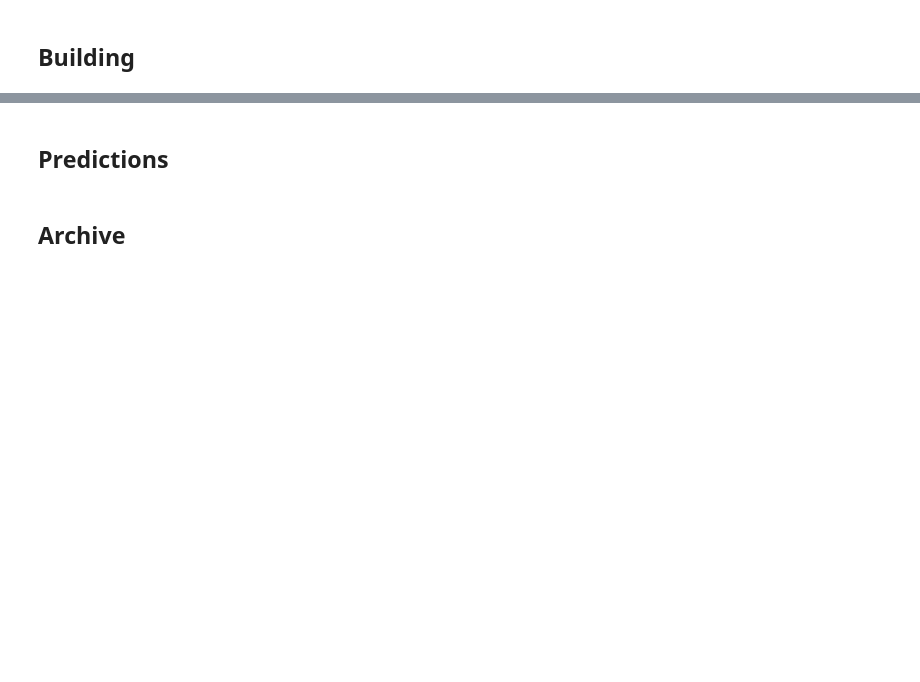
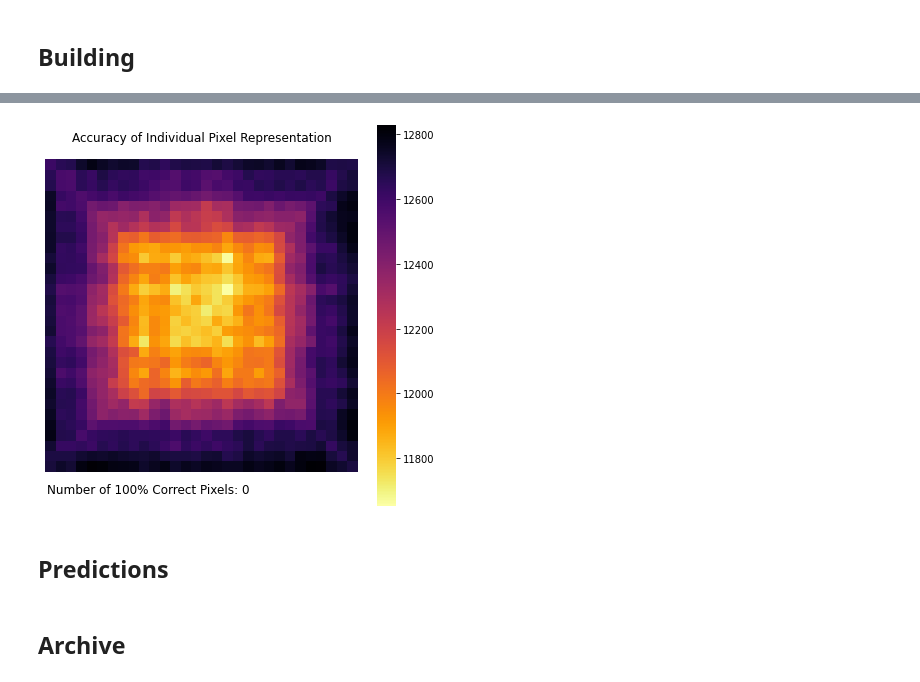
Before and after one commit to foger3/ARC_DeepLearning, a Jupyter notebook: model/ARC_DL.ipynb, the cells around one changed output, grey strips where cells are left out. Saved outputs shown, nothing was run; the diff lists cells and outputs as text; code cells hidden in the pictures; blank space fills up the shorter version.

```diff
--- a/model/ARC_DL.ipynb
+++ b/model/ARC_DL.ipynb
@@ -404,7 +471,7 @@ class VariationalAutoencoder(nn.Module):
 # Define batch size, create dataloaders and initialize network
 batch_size = 128
 
-train_set = ARCDataset(X_train, y_train, stage="train")
+train_set = ARCDataset(X_train, y_train, stage="train", aug=[True, True])
 train_loader = DataLoader(train_set, batch_size=batch_size, shuffle=True)
 
 vae = VariationalAutoencoder().to(device)
@@ -413,6 +480,7 @@ vae = VariationalAutoencoder().to(device)
 def train(model, train_loader, epochs=20):
     optimizer = Adam(model.parameters(), lr=0.001)
     for epoch in range(epochs):
+        model.train()
         for batch_idx, data in enumerate(train_loader):
             input, _ = data
             input = input.to(device)
@@ -434,5 +502,5 @@ def train(model, train_loader, epochs=20):
 
     return model
 
-vae_final = train(vae, train_loader, epochs=2)
+vae_final = train(vae, train_loader, epochs=50)
 # %% [output]
@@ -470,3 +559,8 @@ for i in range(len(out)):
+# %%
+# Plot heatmap of correct pixel determination by the model (absolute)
+plot_pix_heatmap(X_inp, X_out)
+# %% [output]
+[figure, added]
 # %% [markdown]
 ## **Predictions**
 # %%
```
Also changed, not shown: parts of 20 cells of this notebook.
